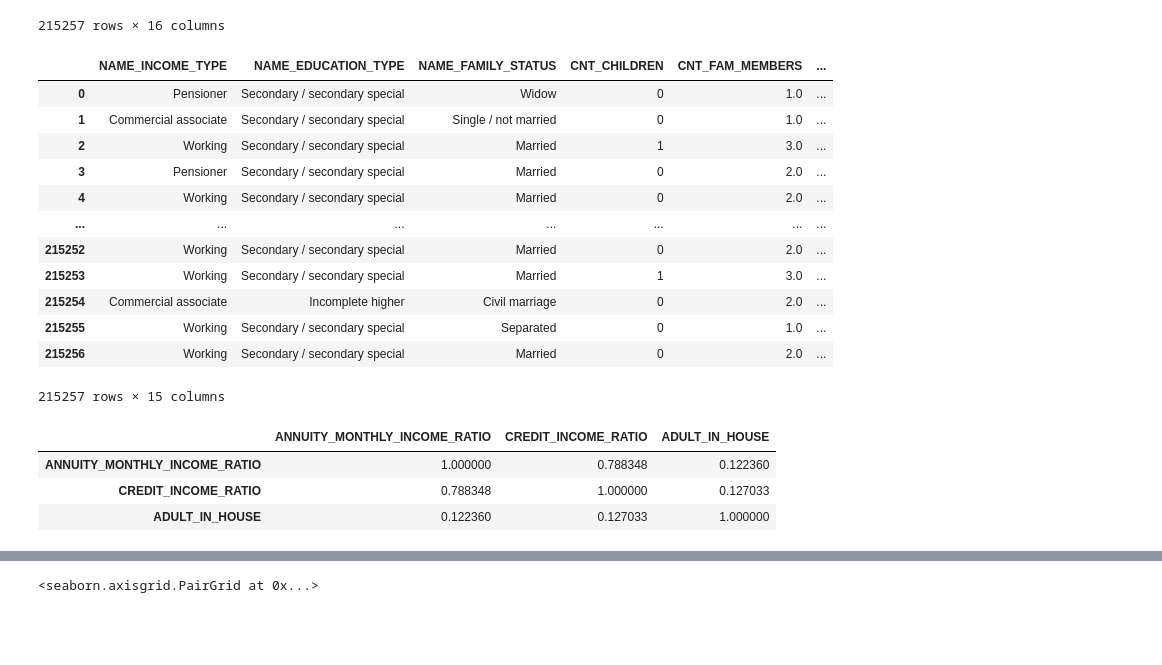
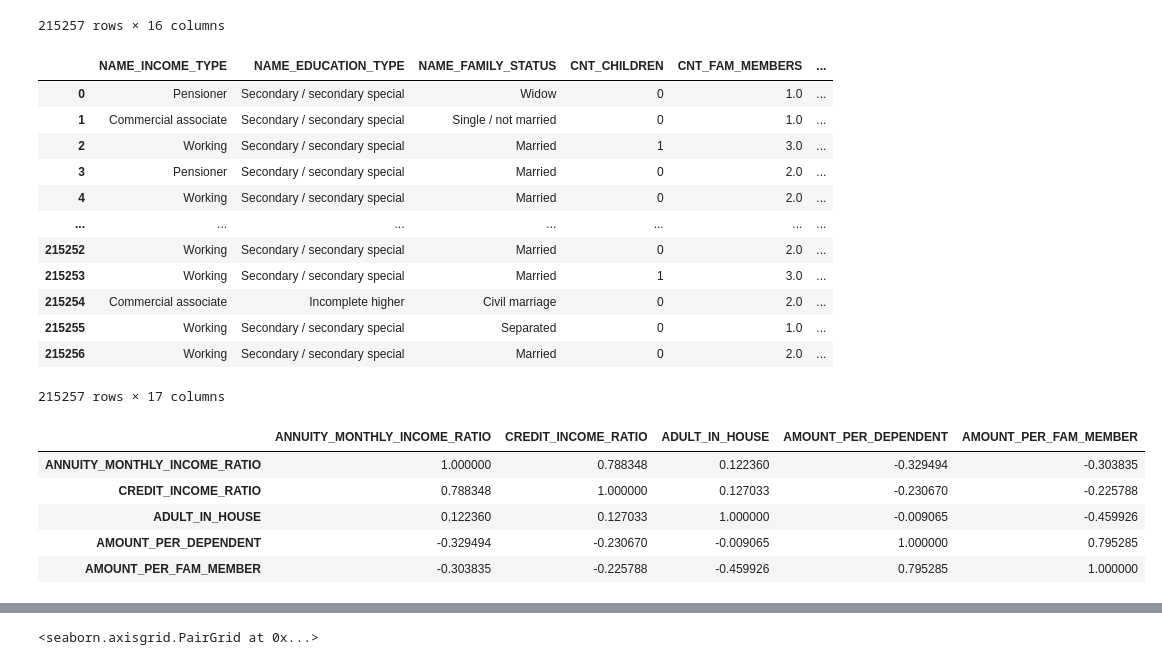
Before and after one commit to DvectorPrime/lendiq, a Jupyter notebook: ml-service/notebooks/FEATURE ENGINEERING.ipynb, the cells around one changed output, grey strips where cells are left out. Saved outputs shown, nothing was run; the diff lists cells and outputs as text; code cells hidden in the pictures; blank space fills up the shorter version.

```diff
--- a/ml-service/notebooks/FEATURE ENGINEERING.ipynb
+++ b/ml-service/notebooks/FEATURE ENGINEERING.ipynb
@@ -172,6 +172,8 @@ df_final
 215257 rows × 16 columns
 # %%
 df_final["ANNUITY_MONTHLY_INCOME_RATIO"] = df_final["AMT_ANNUITY"] / (df_final["AMT_INCOME_TOTAL"]/12)
+df_final["AMOUNT_PER_FAM_MEMBER"] = df_final["AMT_INCOME_TOTAL"] / (df_final["CNT_FAM_MEMBERS"].replace(0, 1) * 12)
+df_final["AMOUNT_PER_DEPENDENT"] = df_final["AMT_INCOME_TOTAL"] / (df_final["CNT_CHILDREN"].replace(0, 1) * 12)
 df_final = df_final.drop(columns = ["AMT_INCOME_TOTAL", "AMT_ANNUITY"])
 df_final
 # %% [output]
@@ -187,16 +189,18 @@ df_final
 | 215254 | Commercial associate | Incomplete higher | Civil marriage | 0 | 2.0 | ... |
 | 215255 | Working | Secondary / secondary special | Separated | 0 | 1.0 | ... |
 | 215256 | Working | Secondary / secondary special | Married | 0 | 2.0 | ... |
-215257 rows × 15 columns
+215257 rows × 17 columns
 # %%
-corr_matrix = df_final[["ANNUITY_MONTHLY_INCOME_RATIO", "CREDIT_INCOME_RATIO", "ADULT_IN_HOUSE"]]
+corr_matrix = df_final[["ANNUITY_MONTHLY_INCOME_RATIO", "CREDIT_INCOME_RATIO", "ADULT_IN_HOUSE", "AMOUNT_PER_DEPENDENT", "AMOUNT_PER_FAM_MEMBER"]]
 
 corr_matrix.corr()
 # %% [output]
-|  | ANNUITY_MONTHLY_INCOME_RATIO | CREDIT_INCOME_RATIO | ADULT_IN_HOUSE |
-| ANNUITY_MONTHLY_INCOME_RATIO | 1.000000 | 0.788348 | 0.122360 |
-| CREDIT_INCOME_RATIO | 0.788348 | 1.000000 | 0.127033 |
-| ADULT_IN_HOUSE | 0.122360 | 0.127033 | 1.000000 |
+|  | ANNUITY_MONTHLY_INCOME_RATIO | CREDIT_INCOME_RATIO | ADULT_IN_HOUSE | AMOUNT_PER_DEPENDENT | AMOUNT_PER_FAM_MEMBER |
+| ANNUITY_MONTHLY_INCOME_RATIO | 1.000000 | 0.788348 | 0.122360 | -0.329494 | -0.303835 |
+| CREDIT_INCOME_RATIO | 0.788348 | 1.000000 | 0.127033 | -0.230670 | -0.225788 |
+| ADULT_IN_HOUSE | 0.122360 | 0.127033 | 1.000000 | -0.009065 | -0.459926 |
+| AMOUNT_PER_DEPENDENT | -0.329494 | -0.230670 | -0.009065 | 1.000000 | 0.795285 |
+| AMOUNT_PER_FAM_MEMBER | -0.303835 | -0.225788 | -0.459926 | 0.795285 | 1.000000 |
 # %%
 df_final["CHILDREN_TO_FAMILY_RATIO"] = df_final["CNT_CHILDREN"] / df_final["CNT_FAM_MEMBERS"]
 
```
Also changed, not shown: parts of 6 cells of this notebook, 12 other files.
